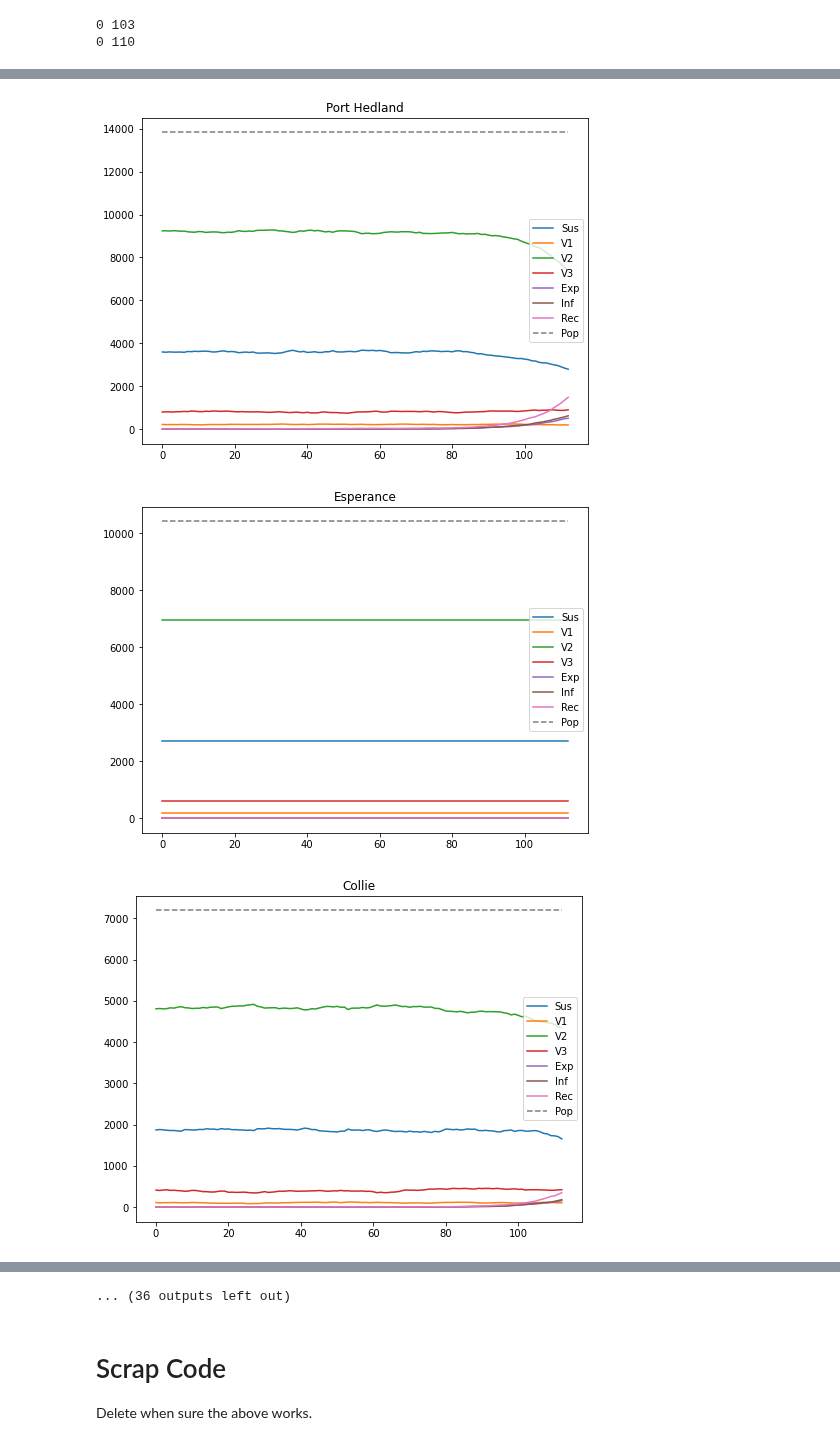
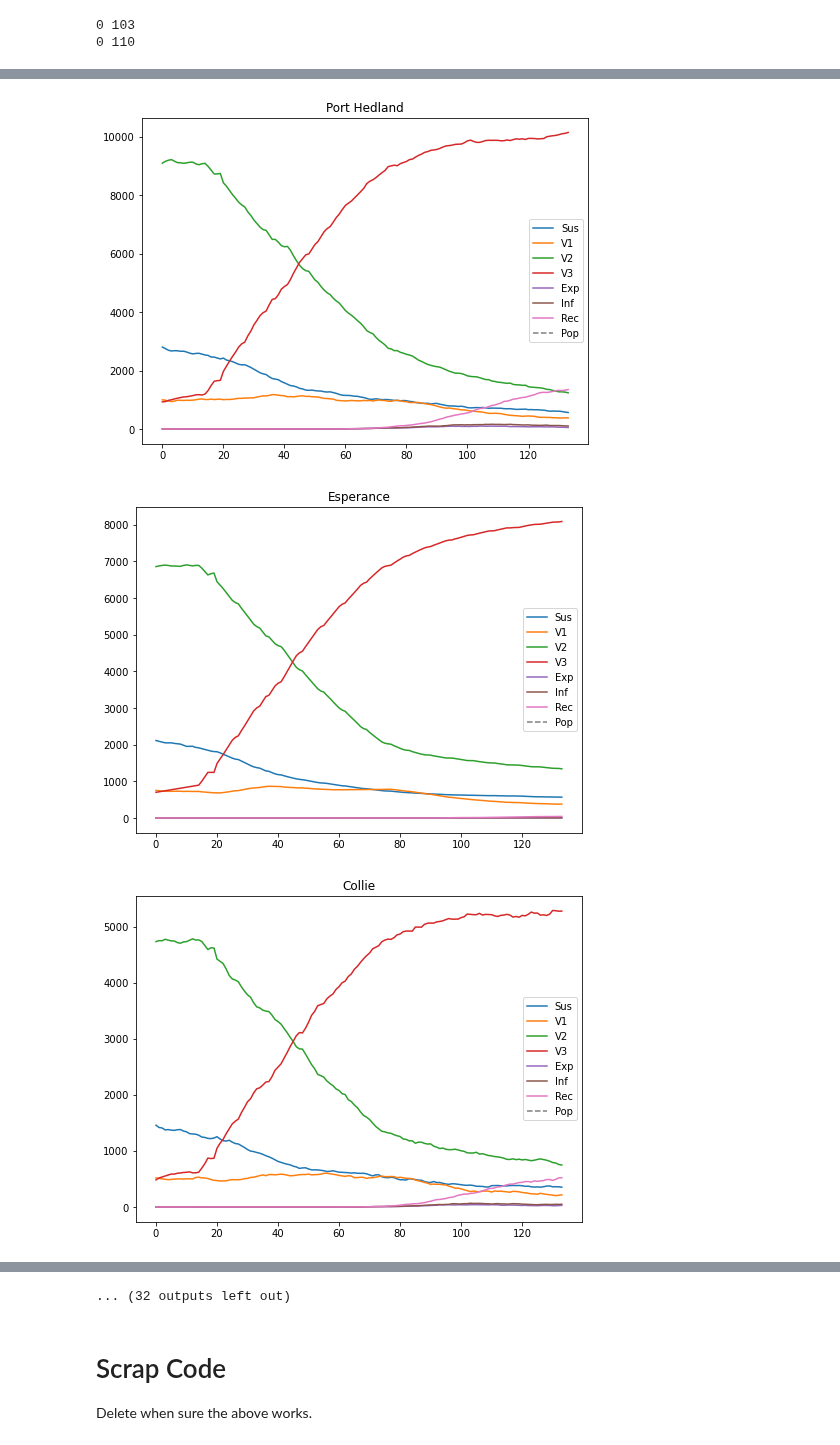
Before and after one commit to yuval-b/covid_thesis, a Jupyter notebook: 8. Discrete Population Compartmental Model.ipynb, the cells around one changed output, grey strips where cells are left out. Drawn from its saved outputs; the diff is of its cells as text; code cells hidden in the pictures.

Commit message:
Faster, can run bulk simulations, optimal parameters

```diff
--- a/8. Discrete Population Compartmental Model.ipynb
+++ b/8. Discrete Population Compartmental Model.ipynb
@@ -344,10 +240,10 @@ def rounding(numbers):
 
     return [round(j) for j in numbers]
 # %%
-def movement(x_init, day, num_towns,popn):
+def movement(x_init, day, num_towns,popn, flow):
 
 
-    flow = round(d['lvl_2'].copy()*C/7)
+    #flow = round(d['lvl_2'].copy()*C/7)
 
     move = []
     for i in range(num_towns):
@@ -512,22 +418,24 @@ def run_the_sim(days, params, a1, a2, a3, a4, uptakes, num, steps, popn, model,
 
     return model, day_infs
 # %%
-num_iter = 1
+num_iter = 20
 # %%
 # WITHOUT PARALLELISATION
 
 allsims = []
 allsims_infs = []
 
+flow = round(d['lvl_2'].copy()*C/7)
+
 start = time.time()
 for it in range(num_iter):
-    model = [town_init]
+    #model = [town_init]
 
-    x_init = town_init
+    #x_init = town_init
 
-    day_infs = [0]
+    #day_infs = [0]
 
-    model, day_infs = run_the_sim(days, params, a1, a2, a3, a4, uptakes, num, steps, popn, model, day_infs)
+    model, day_infs = run_the_sim(days, params, a1, a2, a3, a4, uptakes, num, steps, popn, [town_init], [0], flow)
 
     allsims.append(model)
     allsims_infs.append(day_infs)
@@ -582,15 +452,21 @@ cProfile.run('run_the_sim(days, params, a1, a2, a3, a4, uptakes, num, steps, pop
 # %%
 start = time.time()
-model = [town_init]
+#model = [town_init]
+#x_init = town_init
+#day_infs = [0]
 
-x_init = town_init
-
-day_infs = [0]
+flow = round(d['lvl_2'].copy()*C/7)
 
 # The parallelisation:
 # Choose n_jobs = -1 if want all processors, otherwise decide how many. range(x) is how many simulations you wanna do
-results = Parallel(n_jobs=-1)(delayed(run_the_sim)(days, params, a1, a2, a3,a4, uptakes, num, steps, popn, model, day_infs) for _ in range(num_iter))
+results = Parallel(n_jobs=-1)(delayed(run_the_sim)(days, params, a1, a2, a3,a4, uptakes, num, steps, popn, [town_init], [0], flow) for _ in range(num_iter))
 
 end = time.time()
 print(end-start)
+
+allsims = []
+allsims_infs = []
+for item in results:
+    allsims.append(item[0])
+    allsims_infs.append(item[1])
 # %% [output]
@@ -673,9 +567,9 @@ for town in range(num):
             for day in range(len(model)):
                 llist.append(model[day][town][k])
             plt.plot(llist,label = compartments[k])
-        else:
-            for day in range(days):
-                total_pop.append(sum(model[day][town]))
+        #else:
+        #    for day in range(days):
+        #        total_pop.append(sum(model[day][town]))
     plt.plot(total_pop, linestyle = 'dashed', label = 'Pop')
     plt.legend()
 # %% [output]
@@ -690,3 +584,3 @@ for town in range(num):
-[figure, old version]
+[figure, new version]
-[figure, old version]
+[figure, new version]
-[figure, old version]
+[figure, new version]
@@ -694,4 +588,4 @@ for town in range(num):
-... (36 outputs left out)
+... (32 outputs left out)
 # %%
 #Check for negatives
 for model in allsims:
```
Also changed, not shown: parts of 26 cells of this notebook.
